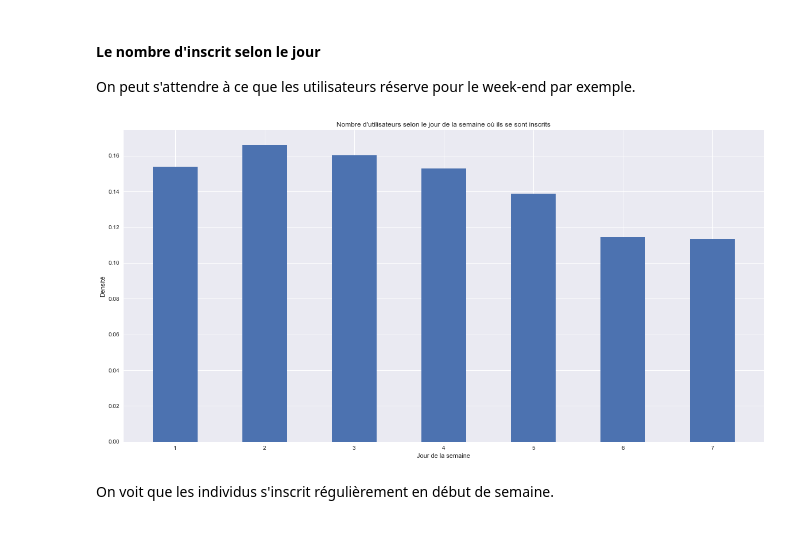
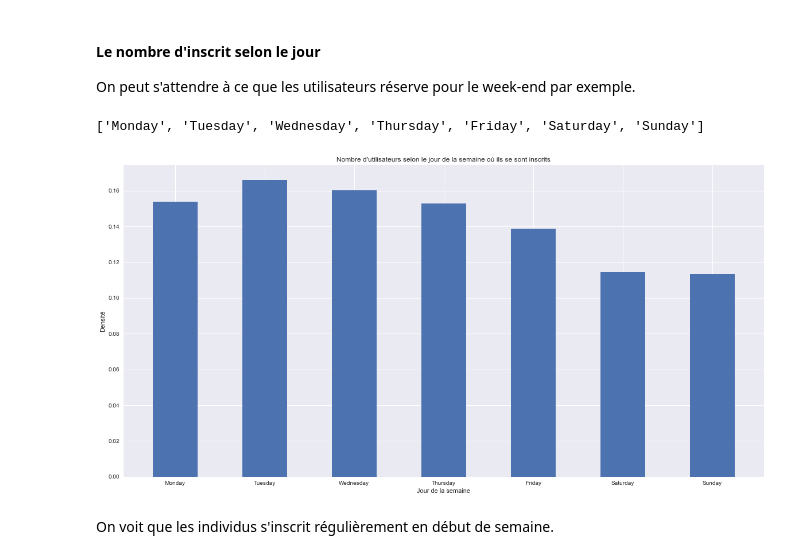
Before and after one commit to vesran/BookerGuess, a Jupyter notebook: _2_analyse_des_utilisateurs.ipynb, the cells around one changed output. Saved outputs shown, nothing was run; the diff lists cells and outputs as text; code cells hidden in the pictures.

```diff
--- a/_2_analyse_des_utilisateurs.ipynb
+++ b/_2_analyse_des_utilisateurs.ipynb
@@ -518,6 +518,7 @@ users["date_first_booking"] = pd.to_datetime(users['date_first_booking'], format
 users['date_first_active'] = pd.to_datetime(users['timestamp_first_active'].dt.date, format='%Y-%m-%d')
 users['hour_first_active'] = users['timestamp_first_active'].dt.hour
 users['month_first_active'] = users['date_first_active'].dt.month
+users['year_first_active'] = users['date_first_active'].dt.year
 # %%
 # Delai median avant de booker
 # Mois où on booke le plus - compte crée
@@ -583,15 +585,20 @@ On remarque que tous les pays de l'hémisphère nord connaissent un pic vers mai
 #### Le nombre d'inscrit selon le jour
 
 On peut s'attendre à ce que les utilisateurs réserve pour le week-end par exemple.
+# %%
+[name for name in calendar.day_name]
+# %% [output]
+['Monday', 'Tuesday', 'Wednesday', 'Thursday', 'Friday', 'Saturday', 'Sunday']
 # %%
 users['day_first_active'] = users['date_first_active'].dt.weekday + 1
 ax = users['day_first_active'].hist(bins=np.arange(8)+0.5, rwidth=0.5, figsize=(20, 10), density=True)
 ax.set_title("Nombre d'utilisateurs selon le jour de la semaine où ils se sont inscrits")
 ax.set_xlabel('Jour de la semaine')
 ax.set_ylabel('Densité')
+ax.set_xticklabels([''] + [name for name in calendar.day_name])
 _ = ax.set_ylabel("Densité")
 # %% [output]
-[figure, old version]
+[figure, new version]
 # %% [markdown]
 On voit que les individus s'inscrit régulièrement en début de semaine.
 # %%
```
Also changed, not shown: parts of 8 cells of this notebook.
